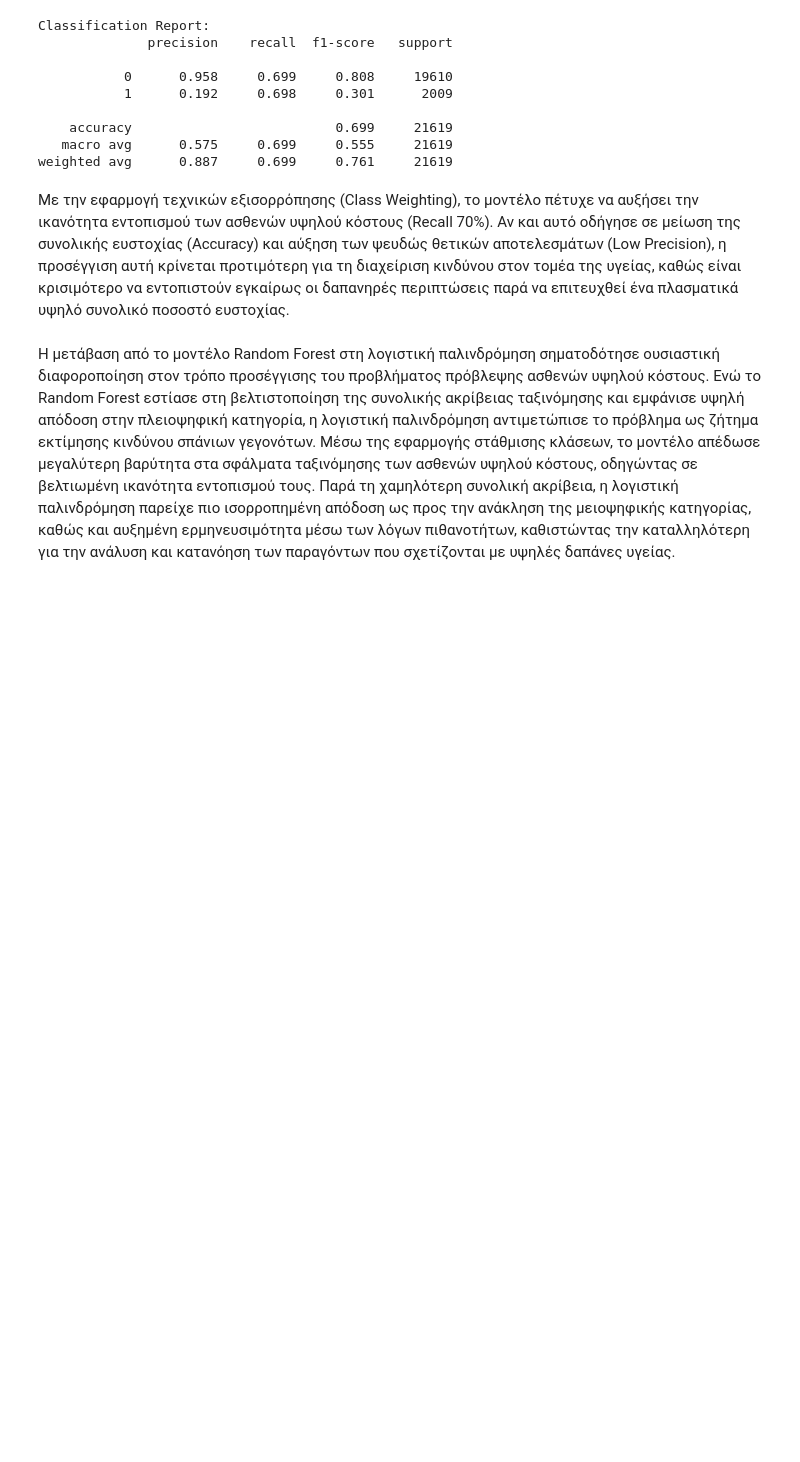
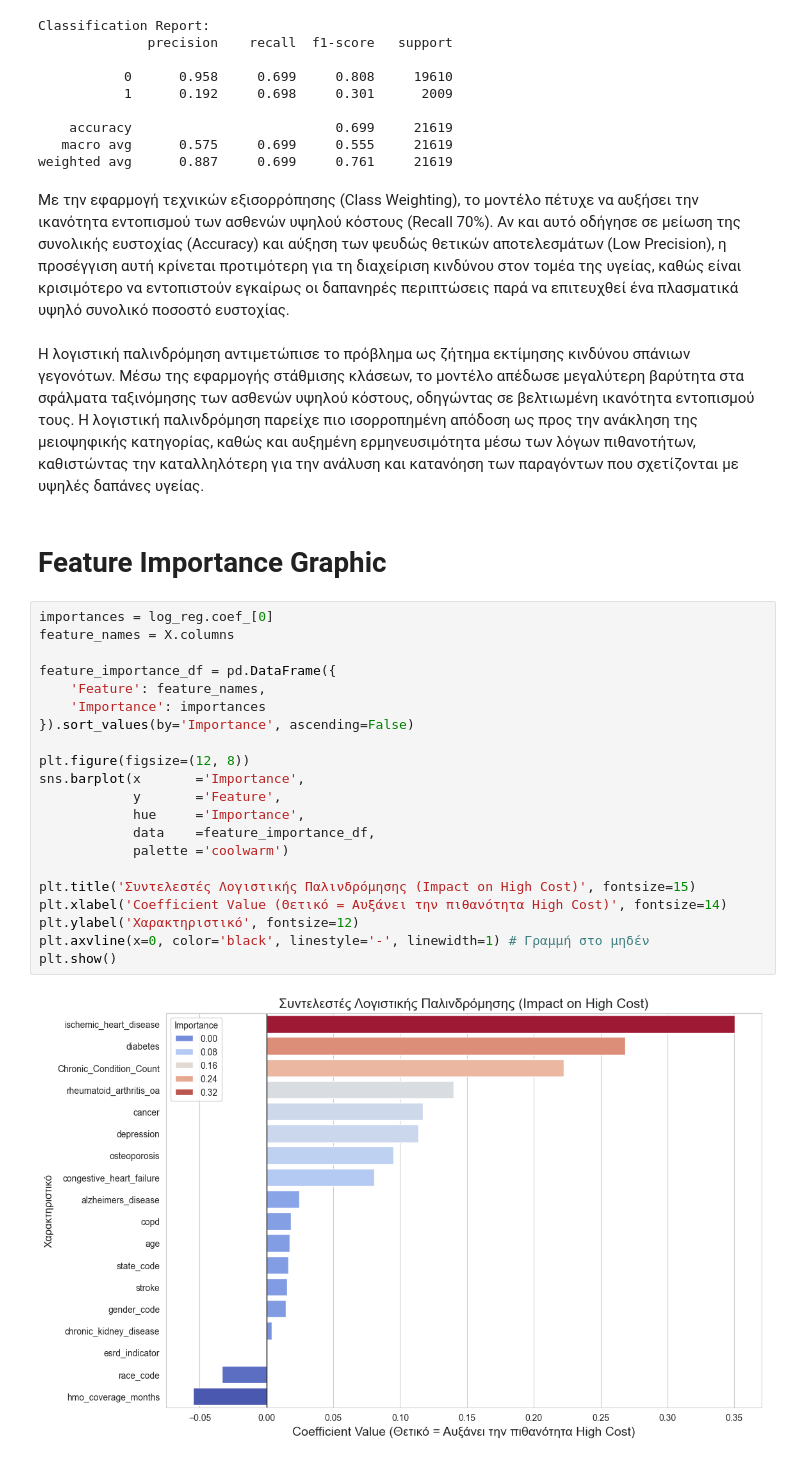
Before and after one commit to ClassiKaL1/medicare-data-mining, a Jupyter notebook: notebooks/Analysis_Medicare_2008.ipynb, the cells around one changed output. Drawn from its saved outputs; the diff is of its cells as text; blank space fills up the shorter version.

Commit message:
RF and LR for predicting high claim patients

```diff
--- a/notebooks/Analysis_Medicare_2008.ipynb
+++ b/notebooks/Analysis_Medicare_2008.ipynb
@@ -580,4 +503,29 @@ weighted avg      0.887     0.699     0.761     21619
 # %% [markdown]
 Με την εφαρμογή τεχνικών εξισορρόπησης (Class Weighting), το μοντέλο πέτυχε να αυξήσει την ικανότητα εντοπισμού των ασθενών υψηλού κόστους (Recall 70%). Αν και αυτό οδήγησε σε  μείωση της συνολικής ευστοχίας (Accuracy) και αύξηση των ψευδώς θετικών αποτελεσμάτων (Low Precision), η προσέγγιση αυτή κρίνεται προτιμότερη για τη διαχείριση κινδύνου στον τομέα της υγείας, καθώς είναι κρισιμότερο να εντοπιστούν εγκαίρως οι δαπανηρές περιπτώσεις παρά να επιτευχθεί ένα πλασματικά υψηλό συνολικό ποσοστό ευστοχίας.
 # %% [markdown]
-Η μετάβαση από το μοντέλο Random Forest στη λογιστική παλινδρόμηση σηματοδότησε ουσιαστική διαφοροποίηση στον τρόπο προσέγγισης του προβλήματος πρόβλεψης ασθενών υψηλού κόστους. Ενώ το Random Forest εστίασε στη βελτιστοποίηση της συνολικής ακρίβειας ταξινόμησης και εμφάνισε υψηλή απόδοση στην πλειοψηφική κατηγορία, η λογιστική παλινδρόμηση αντιμετώπισε το πρόβλημα ως ζήτημα εκτίμησης κινδύνου σπάνιων γεγονότων. Μέσω της εφαρμογής στάθμισης κλάσεων, το μοντέλο απέδωσε μεγαλύτερη βαρύτητα στα σφάλματα ταξινόμησης των ασθενών υψηλού κόστους, οδηγώντας σε βελτιωμένη ικανότητα εντοπισμού τους. Παρά τη χαμηλότερη συνολική ακρίβεια, η λογιστική παλινδρόμηση παρείχε πιο ισορροπημένη απόδοση ως προς την ανάκληση της μειοψηφικής κατηγορίας, καθώς και αυξημένη ερμηνευσιμότητα μέσω των λόγων πιθανοτήτων, καθιστώντας την καταλληλότερη για την ανάλυση και κατανόηση των παραγόντων που σχετίζονται με υψηλές δαπάνες υγείας.
+Η λογιστική παλινδρόμηση αντιμετώπισε το πρόβλημα ως ζήτημα εκτίμησης κινδύνου σπάνιων γεγονότων. Μέσω της εφαρμογής στάθμισης κλάσεων, το μοντέλο απέδωσε μεγαλύτερη βαρύτητα στα σφάλματα ταξινόμησης των ασθενών υψηλού κόστους, οδηγώντας σε βελτιωμένη ικανότητα εντοπισμού τους. Η λογιστική παλινδρόμηση παρείχε πιο ισορροπημένη απόδοση ως προς την ανάκληση της μειοψηφικής κατηγορίας, καθώς και αυξημένη ερμηνευσιμότητα μέσω των λόγων πιθανοτήτων, καθιστώντας την καταλληλότερη για την ανάλυση και κατανόηση των παραγόντων που σχετίζονται με υψηλές δαπάνες υγείας.
+# %% [markdown]
+# Feature Importance Graphic
+# %%
+importances = log_reg.coef_[0]
+feature_names = X.columns
+
+feature_importance_df = pd.DataFrame({
+    'Feature': feature_names,
+    'Importance': importances
+}).sort_values(by='Importance', ascending=False)
+
+plt.figure(figsize=(12, 8))
+sns.barplot(x       ='Importance',
+            y       ='Feature',
+            hue     ='Importance',
+            data    =feature_importance_df,
+            palette ='coolwarm')
+
+plt.title('Συντελεστές Λογιστικής Παλινδρόμησης (Impact on High Cost)', fontsize=15)
+plt.xlabel('Coefficient Value (Θετικό = Αυξάνει την πιθανότητα High Cost)', fontsize=14)
+plt.ylabel('Χαρακτηριστικό', fontsize=12)
+plt.axvline(x=0, color='black', linestyle='-', linewidth=1) # Γραμμή στο μηδέν
+plt.show()
+# %% [output]
+[figure, added]
```
Also changed, not shown: parts of 48 cells of this notebook.
